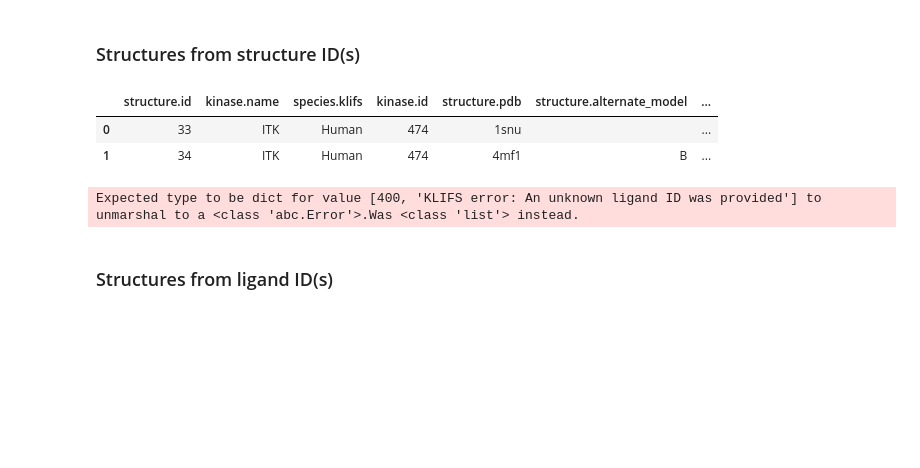
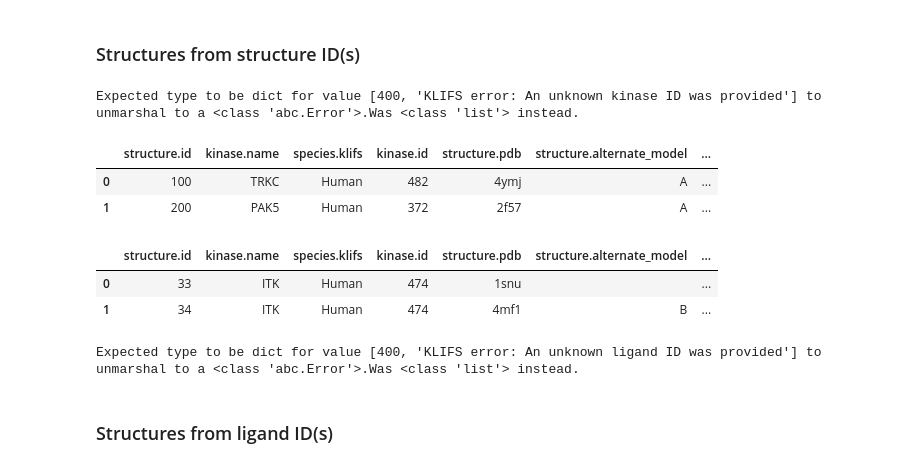
Before and after one commit to volkamerlab/opencadd, a Jupyter notebook: docs/tutorials/databases_klifs_new_api.ipynb, the cells around one changed output. Drawn from its saved outputs; the diff is of its cells as text; code cells hidden in the pictures; blank space fills up the shorter version.

```diff
--- a/docs/tutorials/databases_klifs_new_api.ipynb
+++ b/docs/tutorials/databases_klifs_new_api.ipynb
@@ -483,13 +580,29 @@ local.structures.all_structures().shape
+# %%
+try:
+    remote.kinases.from_kinase_ids(10000)
+except SwaggerMappingError as e:
+    print(e)
+# %% [output]
+Expected type to be dict for value [400, 'KLIFS error: An unknown kinase ID was provided'] to unmarshal to a <class 'abc.Error'>.Was <class 'list'> instead.
+# %%
+remote.structures.from_structure_ids([100, 200])
+# %% [output]
+|  | structure.id | kinase.name | species.klifs | kinase.id | structure.pdb | structure.alternate_model | ... |
+| 0 | 100 | TRKC | Human | 482 | 4ymj | A | ... |
+| 1 | 200 | PAK5 | Human | 372 | 2f57 | A | ... |
 # %%
 remote.structures.from_structure_ids([33, 34])
 # %% [output]
 |  | structure.id | kinase.name | species.klifs | kinase.id | structure.pdb | structure.alternate_model | ... |
 | 0 | 33 | ITK | Human | 474 | 1snu |  | ... |
 | 1 | 34 | ITK | Human | 474 | 4mf1 | B | ... |
-# %%
-remote.structures.from_structure_ids(10000000)
-# %% [output]
-Expected type to be dict for value [400, 'KLIFS error: An unknown ligand ID was provided'] to unmarshal to a <class 'abc.Error'>.Was <class 'list'> instead.
+# %%
+try:
+    remote.structures.from_structure_ids(100000)
+except SwaggerMappingError as e:
+    print(e)
+# %% [output]
+Expected type to be dict for value [400, 'KLIFS error: An unknown ligand ID was provided'] to unmarshal to a <class 'abc.Error'>.Was <class 'list'> instead.
 # %% [markdown]
 ### Structures from ligand ID(s)
 # %%
```
Also changed, not shown: parts of 65 cells of this notebook.
